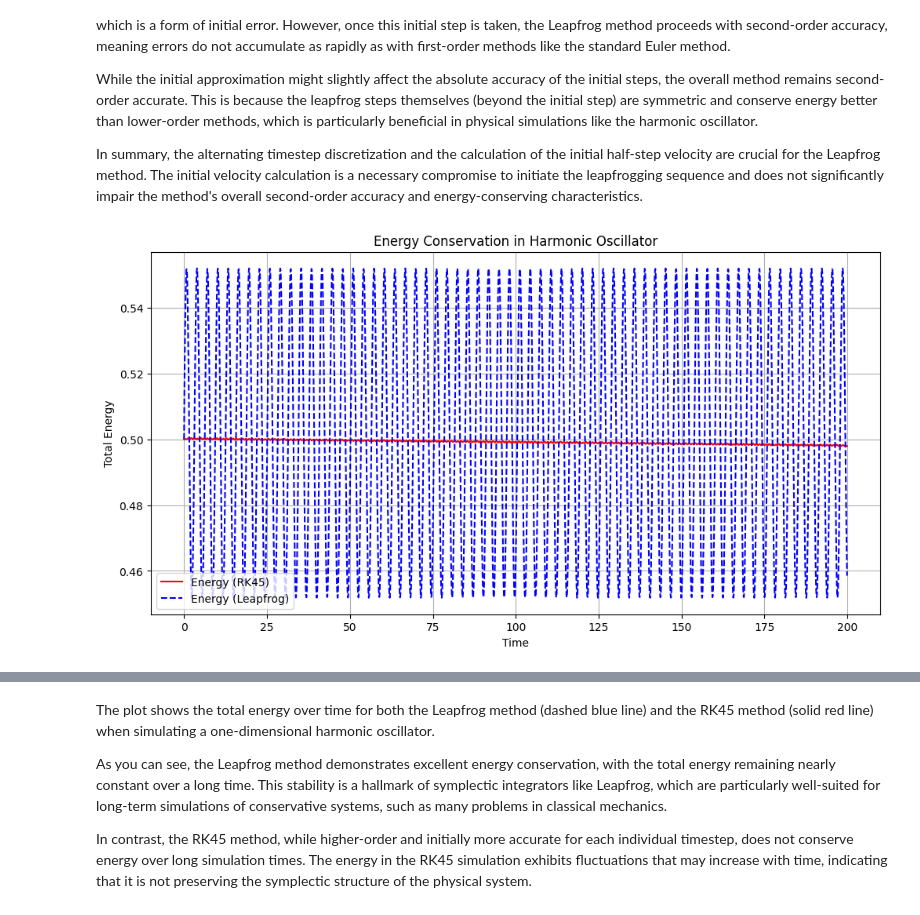
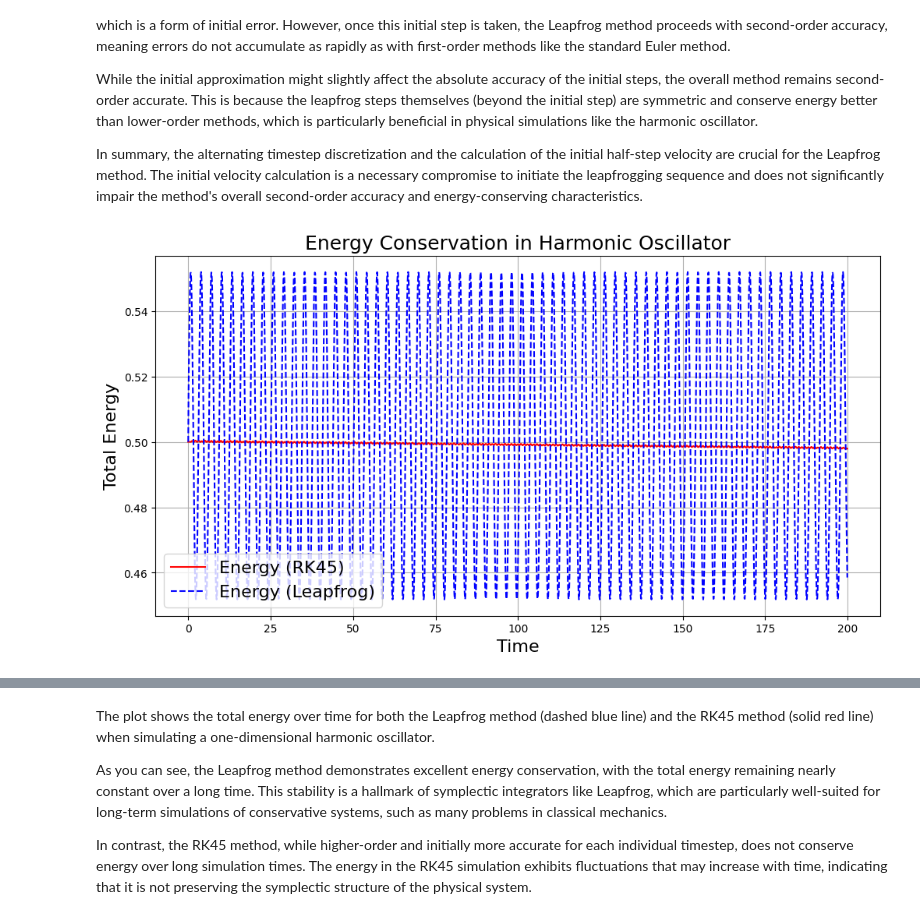
Before and after one commit to koenweverink/ScientificComputing, a Jupyter notebook: Set3_Sacha.ipynb, the cells around one changed output, grey strips where cells are left out. Saved outputs shown, nothing was run; the diff lists cells and outputs as text; code cells hidden in the pictures.

```diff
--- a/Set3_Sacha.ipynb
+++ b/Set3_Sacha.ipynb
@@ -832,35 +832,35 @@ def leapfrog_energy_conservation(k, total_time, dt):
     x = np.zeros(num_steps)
     v = np.zeros(num_steps)
     x[0], v[0] = initial_state
     v_half = v[0] - (0.5 * dt * k * x[0] / m)
 
     for i in range(num_steps - 1):
         x[i + 1] = x[i] + dt * v_half
         v_half = v_half - dt * k * x[i + 1] / m
         v[i + 1] = v_half - (0.5 * dt * k * x[i + 1] / m)
 
     return np.arange(0, total_time, dt), x, v
 
 # Energy calculation
 def calculate_energy(x, v, k, m):
     return 0.5 * m * v**2 + 0.5 * k * x**2
 
 # Perform simulation using Leapfrog
 t_leapfrog, x_leapfrog, v_leapfrog = leapfrog_energy_conservation(k, time[1], dt)
 
 # Calculate energies for both methods
 energy_rk45 = calculate_energy(sol_rk45.y[0], sol_rk45.y[1], k, m)
 energy_leapfrog = calculate_energy(x_leapfrog, v_leapfrog, k, m)
 
 # Plotting
 plt.figure(figsize=(12, 6))
 plt.plot(sol_rk45.t, energy_rk45, label='Energy (RK45)', color='red')
 plt.plot(t_leapfrog, energy_leapfrog, label='Energy (Leapfrog)', color='blue', linestyle='--')
-plt.title('Energy Conservation in Harmonic Oscillator')
-plt.xlabel('Time')
-plt.ylabel('Total Energy')
-plt.legend()
+plt.title('Energy Conservation in Harmonic Oscillator', fontsize = 18)
+plt.xlabel('Time', fontsize = 16)
+plt.ylabel('Total Energy', fontsize = 16)
+plt.legend(fontsize = 16)
 plt.grid(True)
 plt.show()
 # %% [output]
-[figure, old version]
+[figure, new version]
```
Also changed, not shown: parts of 2 cells of this notebook.
